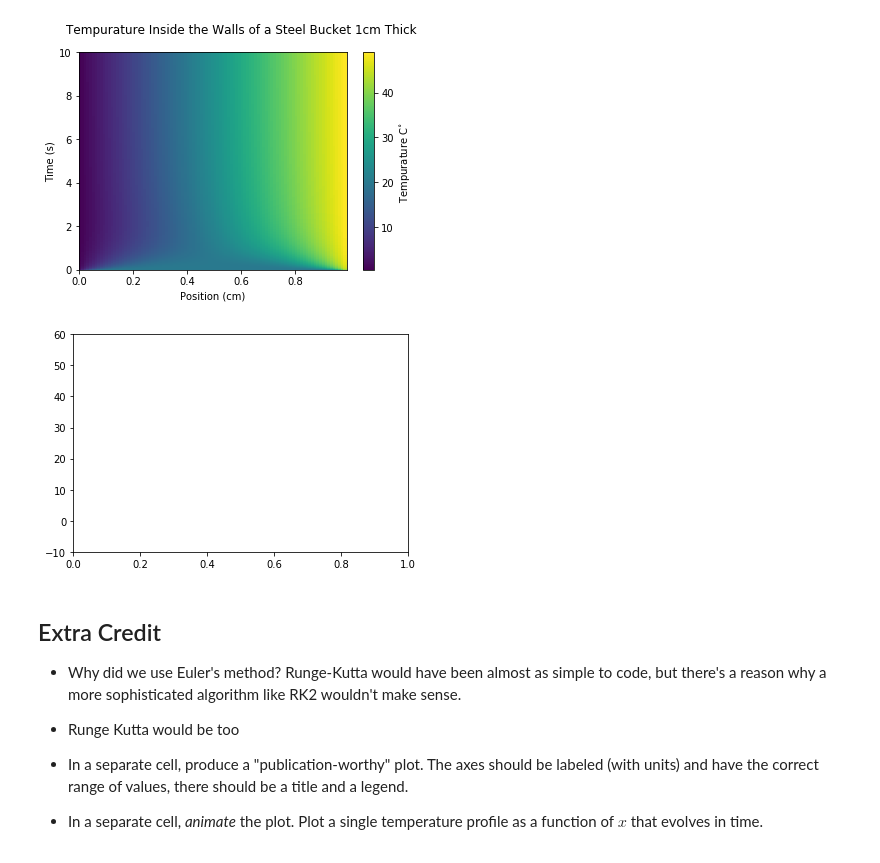
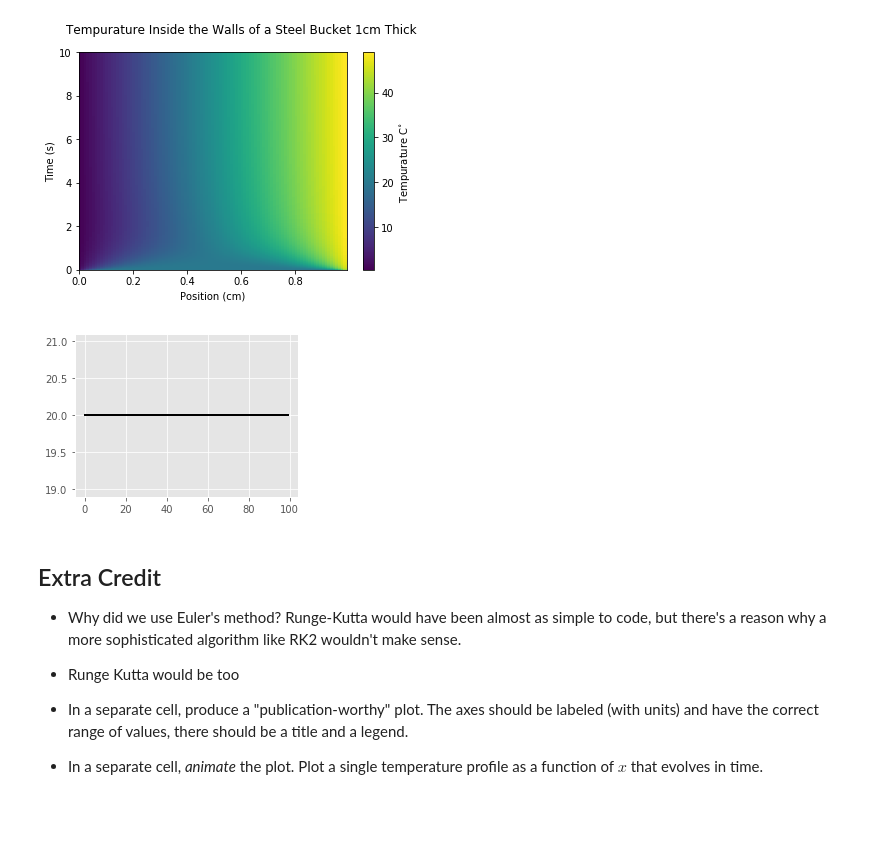
Before and after one commit to Physics177-2018/homework-6b-jamesbg314, a Jupyter notebook: Homework 6b.ipynb, the cells around one changed output. Cells and saved outputs as stored; diff of their text form; code cells hidden in the pictures; blank space fills up the shorter version.

```diff
--- a/Homework 6b.ipynb
+++ b/Homework 6b.ipynb
@@ -156,12 +156,61 @@ plt.show()
 plt.show()
 # %% [output]
 [figure]
-# %%
-import matplotlib.animation as anim
-
-anim.FuncAnimation()
-# %% [output]
-[figure, removed]
+# %%
+# Example animations using matplotlib's FuncAnimation
+# Ken Hughes. 18 June 2016.
+
+# For more detail, see
+# https://brushingupscience.wordpress.com/2016/06/21/matplotlib-animations-the-easy-way/
+
+# Examples include
+#    - line plot
+#    - pcolor plot
+#    - scatter plot
+#    - contour plot
+#    - quiver plot
+#    - plot with changing labels
+
+import numpy as np
+import matplotlib.pyplot as plt
+from matplotlib.animation import FuncAnimation
+
+# Use matplotlib ggplot stylesheet if available
+try:
+    plt.style.use('ggplot')
+except:
+    pass
+
+# Set which type of animation will be plotted. One of:
+# line, pcolor, scatter, contour, quiver, labels
+animation_type = 'line'
+
+
+
+# Create a two-dimensional array of data: F(x, t)
+
+# Set up the figure and axis
+fig, ax = plt.subplots(figsize=(4, 3))
+
+if animation_type not in ['line', 'scatter']:
+    ax.set_aspect('equal')
+
+
+if animation_type == 'line':
+    #ax.set(xlim=(-3, 3), ylim=(-1, 1))
+
+    line = ax.plot(x, temp[:,0], color='k', lw=2)[0]
+
+    def animate(i):
+        line.set_ydata(temp[:,i])
+
+
+# Save the animation
+anim = FuncAnimation(fig, animate, interval=100, frames=len(t)-1, repeat=True)
+fig.show()
+# anim.save(animation_type + '.gif', writer='imagemagick')
+# %% [output]
+[figure, added]
 # %% [markdown]
 ## Extra Credit
 
```
